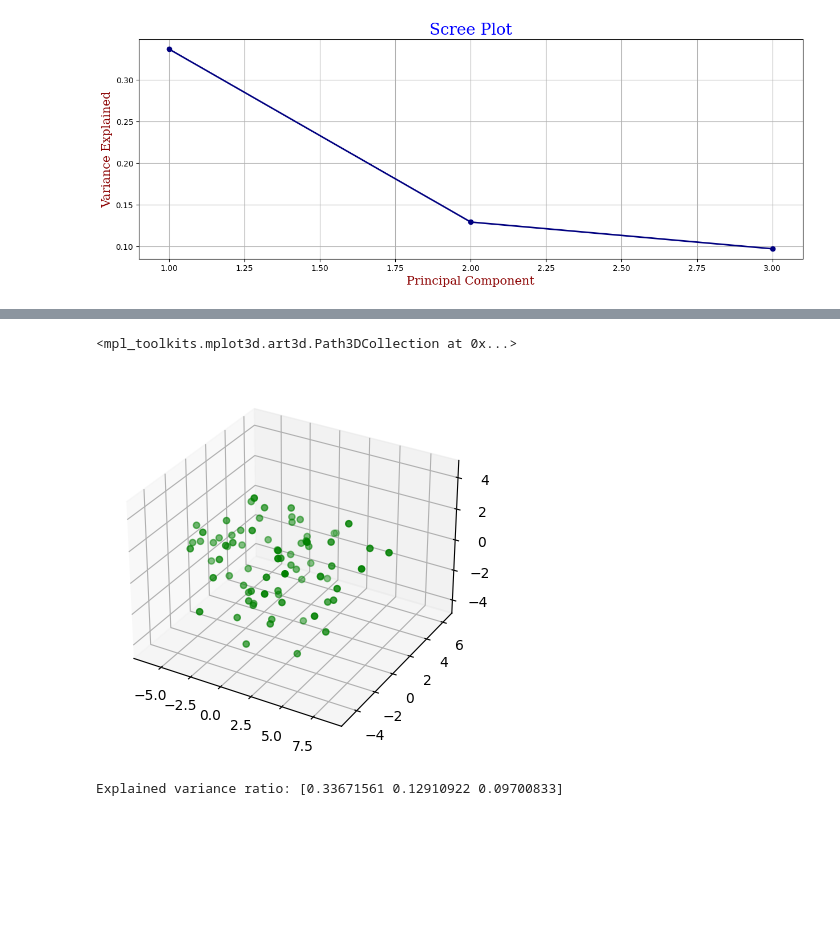
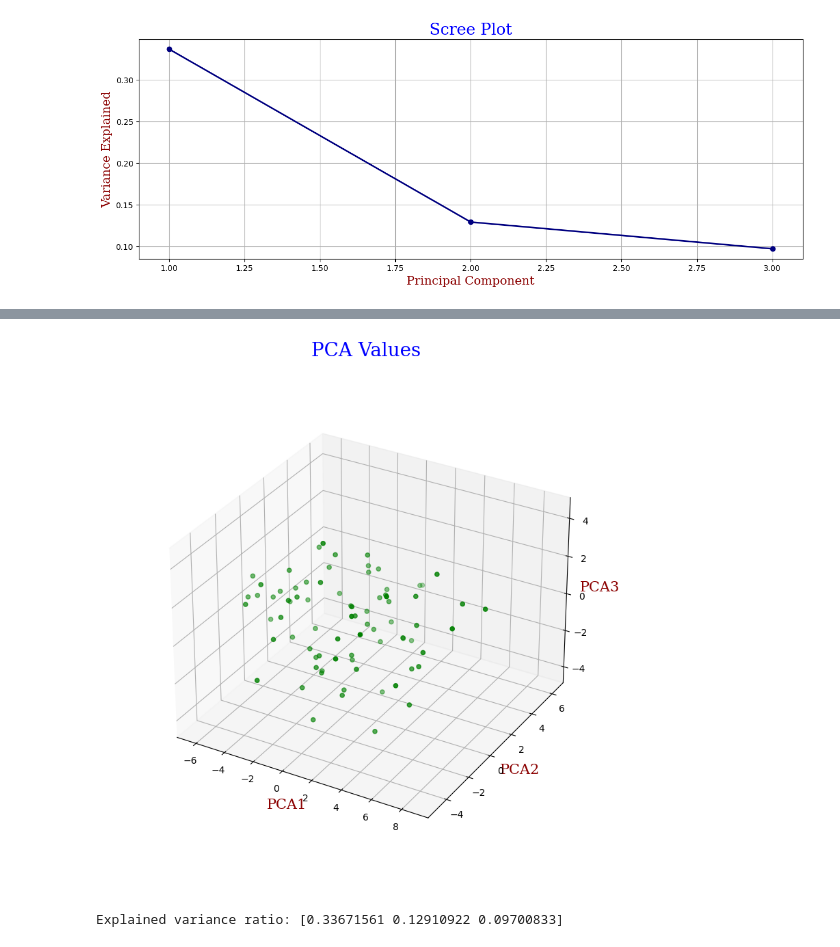
Before and after one commit to jmtony2000/Analysis-of-the-Breast-Cancer-Proteome-Dataset, a Jupyter notebook: Analysis_of_the_Breast_Cancer_Proteome_Dataset.ipynb, the cells around one changed output, grey strips where cells are left out. Cells and saved outputs as stored; diff of their text form; code cells hidden in the pictures; blank space fills up the shorter version.

```diff
--- a/Analysis_of_the_Breast_Cancer_Proteome_Dataset.ipynb
+++ b/Analysis_of_the_Breast_Cancer_Proteome_Dataset.ipynb
@@ -616,11 +619,15 @@ plt.grid()
 # %%
+plt.figure(figsize=(10,10))
 ax = plt.axes(projection ="3d")
-
 # Creating plot
 ax.scatter3D(pca_fit[:,0],pca_fit[:,1],pca_fit[:,2], color = "green")
+ax.set_xlabel("PCA1", fontdict=font2)
+ax.set_ylabel("PCA2", fontdict=font2)
+ax.set_zlabel("PCA3", fontdict=font2)
+ax.set_title("PCA Values", fontdict=font1)
+ax.set_box_aspect(None, zoom=0.85)
 # %% [output]
-<mpl_toolkits.mplot3d.art3d.Path3DCollection at 0x...>
-[figure, old version]
+[figure, new version]
 # %%
 print("Explained variance ratio:", pca.explained_variance_ratio_)
 # %% [output]
```
Also changed, not shown: parts of 13 cells of this notebook.
